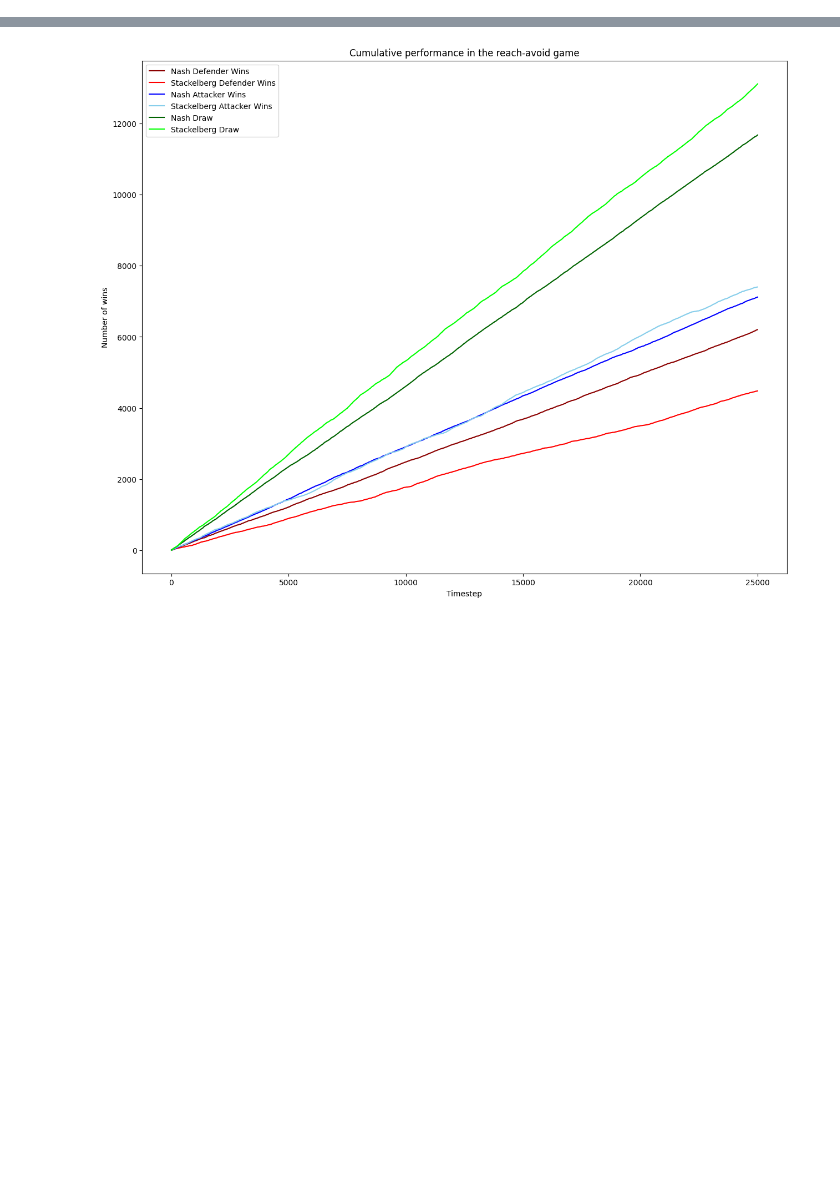
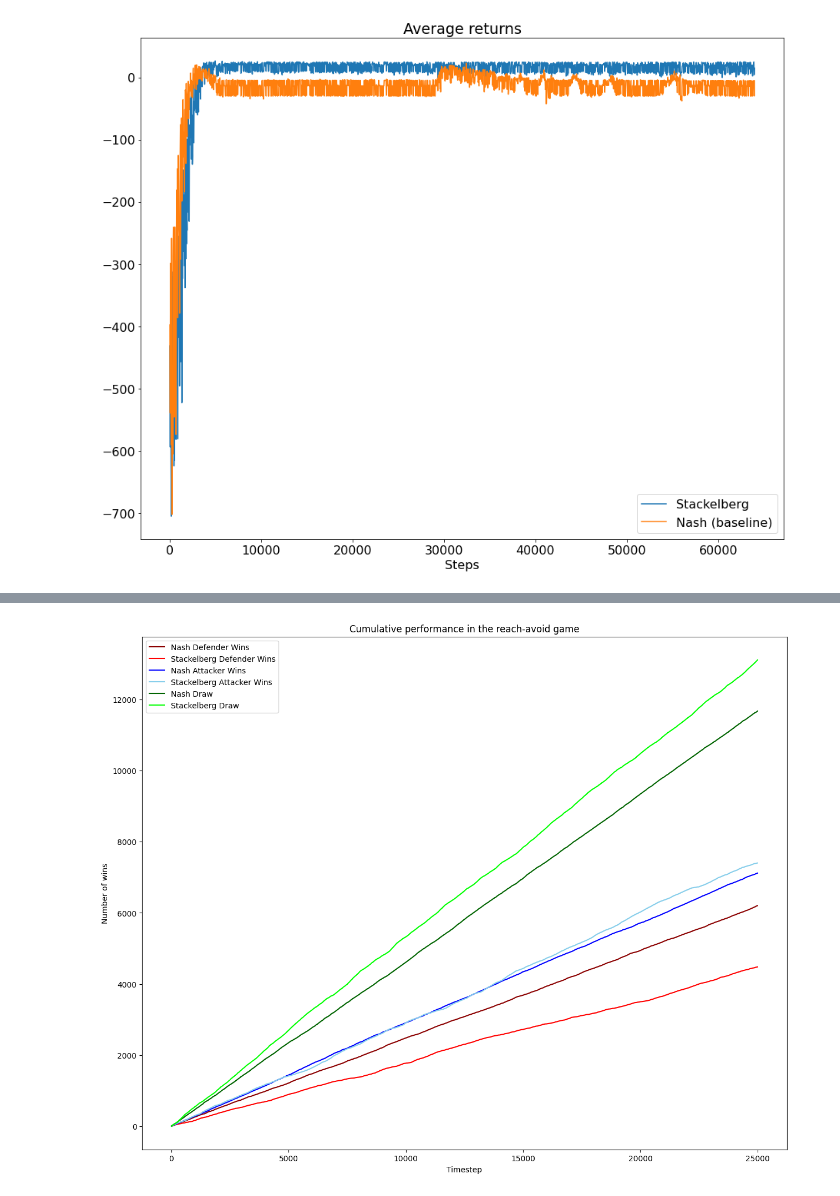
Before and after one commit to arjun-prakash/stackelberg-reach-avoid, a Jupyter notebook: gym_examples/src/process_data.ipynb, the cells around one changed output, grey strips where cells are left out. Cells and saved outputs as stored; diff of their text form; code cells hidden in the pictures; blank space fills up the shorter version.

```diff
--- a/gym_examples/src/process_data.ipynb
+++ b/gym_examples/src/process_data.ipynb
@@ -34,0 +67,18 @@ df_nash.head()
+# %%
+plt.plot(dfs['value'][:2000], label='Stackelberg')
+plt.plot(dfn['value'][:2000], label='Nash (baseline)')
+
+# Set the title
+plt.title('Average returns')
+
+
+# Set the x-axis label
+plt.xlabel('Steps')
+
+# Set the legend
+plt.legend()
+
+# Show the plot
+plt.show()
+# %% [output]
+[figure, added]
```
Also changed, not shown: parts of 7 cells of this notebook.
